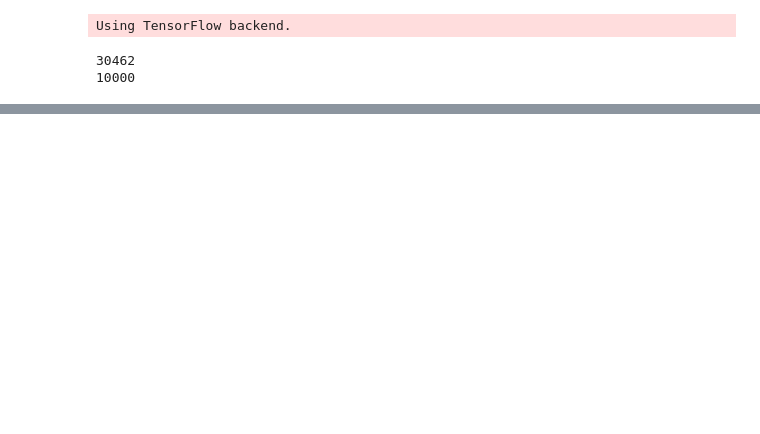
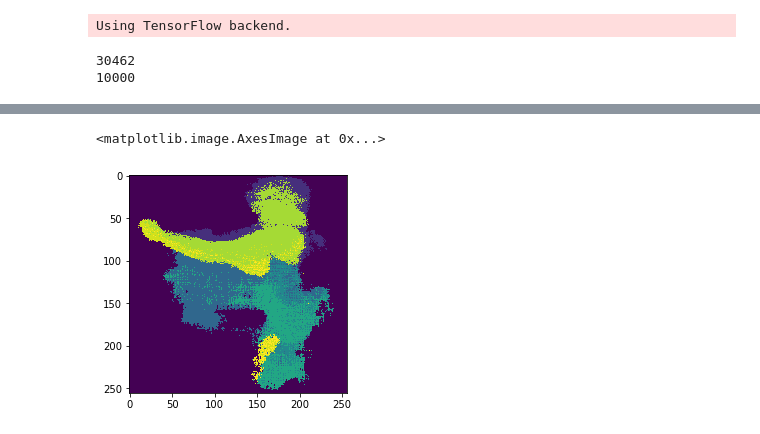
Before and after one commit to ykamikawa/tf-keras-SegNet, a Jupyter notebook: LIP.ipynb, the cells around one changed output, grey strips where cells are left out. Saved outputs shown, nothing was run; the diff lists cells and outputs as text; code cells hidden in the pictures; blank space fills up the shorter version.

```diff
--- a/LIP.ipynb
+++ b/LIP.ipynb
@@ -108,0 +323,5 @@ plt.imshow(msk)
+# %%
+plt.imshow(test_pred[1].argmax(axis=2))
+# %% [output]
+<matplotlib.image.AxesImage at 0x...>
+[figure, added]
```
Also changed, not shown: parts of 24 cells of this notebook, 2 other files.
